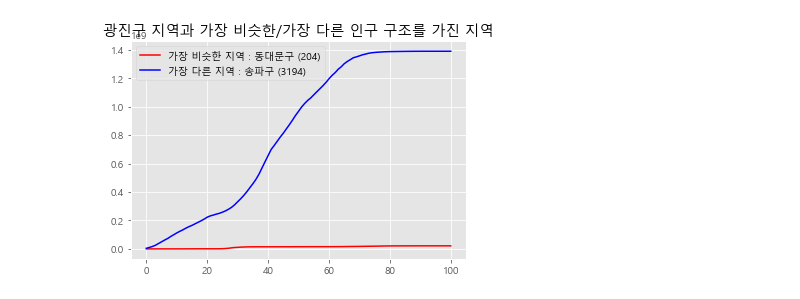
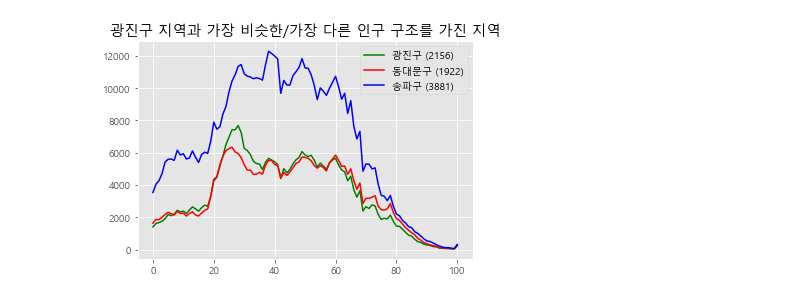
Before and after one commit to jamjoa/OpenSrcSW, a Jupyter notebook: OpenSourceSW/week14.ipynb, the cells around one changed output. Saved outputs shown, nothing was run; the diff lists cells and outputs as text; code cells hidden in the pictures.

Commit message:
Change result

```diff
--- a/OpenSourceSW/week14.ipynb
+++ b/OpenSourceSW/week14.ipynb
@@ -18,39 +18,38 @@ for col in df:
 # 서울특별시, 서울특별시 광진구 column 제거
 df=df.drop(columns=[df.columns[0], src_col])
 # 총 구 갯수
 N=len(df.columns)
 # 표준편차 계산 결과
 result=[]
 for col in df:
     dev=0
     for row in range(N):
         dev+=(int(df[col][row].replace(',',''))-int(src[row].replace(',','')))**2
     # 표준편차, 소숫점 이하 버림
     dev=int(np.sqrt(dev/N))
     # 튜플 형태로 저장
     result.append((dev,col))
 # 디폴트 오름차순 정렬
 result.sort()
 # 가장 비슷한 곳의 열정보와 가장 다른 곳의 열정보 얻어옴
 similar=df[result[0][1]]
 differ=df[result[len(result)-1][1]]
 # 그래프 출력 위한 값 계산
 sim=[]
 dif=[]
+origin=[]
 for i in range(len(src.values)):
-    sim.append((int(src[i].replace(',',''))-int(similar[i].replace(',','')))**2)
-    dif.append((int(src[i].replace(',',''))-int(differ[i].replace(',','')))**2)
-    if i==0:
-        continue
-    sim[i]+=sim[i-1]
-    dif[i]+=dif[i-1]
+    sim.append(int(similar[i].replace(',','')))
+    dif.append(int(differ[i].replace(',','')))
+    origin.append(int(src[i].replace(',','')))
 plt.rc('font', family='Malgun Gothic')
 plt.rc('axes', unicode_minus=False)
 plt.title('광진구 지역과 가장 비슷한/가장 다른 인구 구조를 가진 지역')
 plt.style.use('ggplot')
-plt.plot(sim, color='r',label='가장 비슷한 지역 : '+result[0][1].split(' ')[1]+' ('+str(result[0][0])+')')
-plt.plot(dif, color='b', label='가장 다른 지역 : '+result[len(result)-1][1].split(' ')[1]+' ('+str(result[len(result)-1][0])+')')
+plt.plot(origin, color='g',label='광진구 ('+str(int(np.std(np.array(origin))))+')')
+plt.plot(sim, color='r',label=result[0][1].split(' ')[1]+' ('+str(int(np.std(np.array(sim))))+')')
+plt.plot(dif, color='b', label=result[len(result)-1][1].split(' ')[1]+' ('+str(int(np.std(np.array(dif))))+')')
 plt.legend()
 plt.show()
 # %% [output]
-[figure, old version]
+[figure, new version]
```
